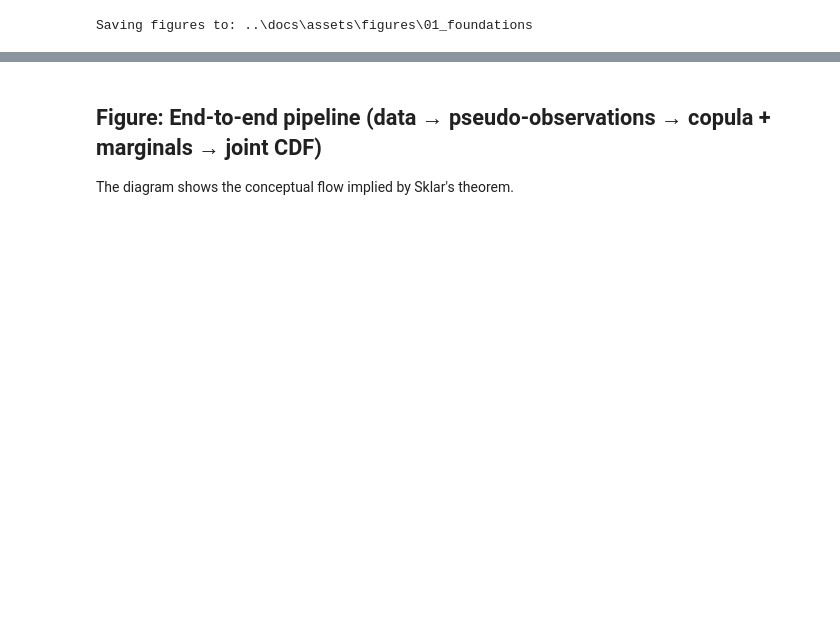
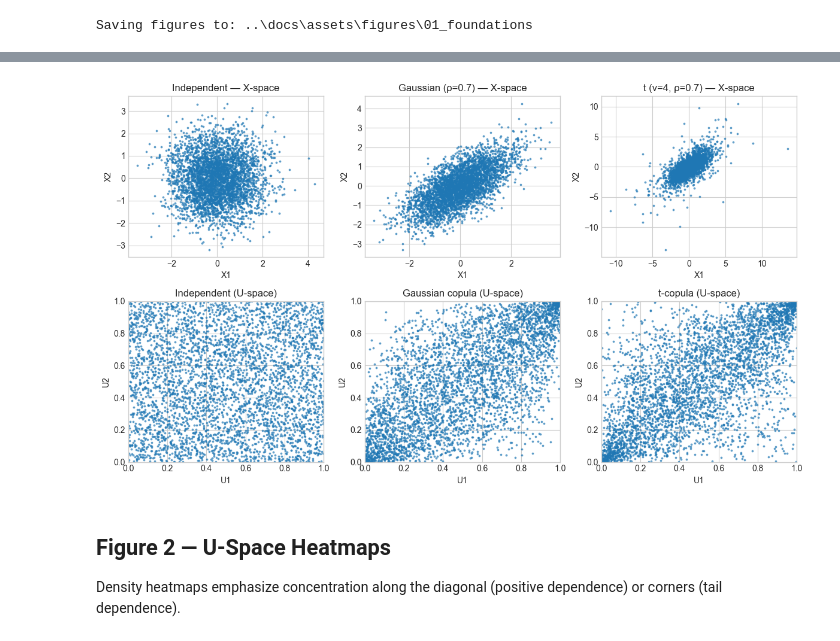
Before and after one commit to Limman-qaidev/copula-lab, a Jupyter notebook: notebooks/01_foundations_figures.ipynb, the cells around one changed output, grey strips where cells are left out. Cells and saved outputs as stored; diff of their text form; code cells hidden in the pictures; blank space fills up the shorter version.

```diff
--- a/notebooks/01_foundations_figures.ipynb
+++ b/notebooks/01_foundations_figures.ipynb
@@ -13,3 +19,22 @@ OUTPUT_DIR.mkdir(parents=True, exist_ok=True)
 print('Saving figures to:', OUTPUT_DIR)
 # %% [output]
 Saving figures to: ..\docs\assets\figures\01_foundations
+# %%
+def to_uniform_by_ranks(x: np.ndarray) -> np.ndarray:
+    """Convert each column of x into empirical U(0,1) pseudo-observations via average ranks."""
+    u = np.empty_like(x)
+    for j in range(x.shape[1]):
+        ranks = rankdata(x[:, j], method="average")
+        u[:, j] = ranks / (len(x) + 1.0)
+    return u
+
+def sample_t_copula(n: int = 4000, rho: float = 0.7, nu: int = 4) -> np.ndarray:
+    """Generate pseudo-observations from a t-copula with correlation rho and df nu."""
+    cov = np.array([[1.0, rho], [rho, 1.0]])
+    z = multivariate_normal(mean=[0, 0], cov=cov).rvs(size=n)
+    S = chi2.rvs(df=nu, size=n)
+    t_vec = z / np.sqrt(S / nu)[:, None]
+    return np.column_stack([
+        tdist.cdf(t_vec[:, 0], df=nu),
+        tdist.cdf(t_vec[:, 1], df=nu)
+    ])
@@ -16,3 +47,47 @@ Saving figures to: ..\docs\assets\figures\01_foundations
+# %%
+# Generate samples
+n = 4000
+rho = 0.7
+cov = np.array([[1.0, rho], [rho, 1.0]])
+
+x_ind = np.column_stack([np.random.normal(size=n), np.random.normal(size=n)])
+x_gauss = multivariate_normal(mean=[0, 0], cov=cov).rvs(size=n)
+
+u_ind = to_uniform_by_ranks(x_ind)
+u_gauss = to_uniform_by_ranks(x_gauss)
+u_t = sample_t_copula(n=n, rho=rho, nu=4)
+
+# Back-transform t copula U to X-space using t PPF for visualization
+x_t_from_u = np.column_stack([tdist.ppf(u_t[:,0], df=4), tdist.ppf(u_t[:,1], df=4)])
+
+# Plot
+fig, axes = plt.subplots(2, 3, figsize=(12, 7))
+axes[0, 0].scatter(x_ind[:, 0], x_ind[:, 1], s=3, alpha=0.6); axes[0, 0].set_title("Independent — X-space")
+axes[0, 1].scatter(x_gauss[:, 0], x_gauss[:, 1], s=3, alpha=0.6); axes[0, 1].set_title("Gaussian (ρ=0.7) — X-space")
+axes[0, 2].scatter(x_t_from_u[:, 0], x_t_from_u[:, 1], s=3, alpha=0.6); axes[0, 2].set_title("t (ν=4, ρ=0.7) — X-space")
+
+for j in range(3):
+    axes[0, j].set_xlabel("X1"); axes[0, j].set_ylabel("X2")
+
+datasets_U = [(u_ind, "Independent (U-space)"),
+              (u_gauss, "Gaussian copula (U-space)"),
+              (u_t, "t-copula (U-space)")]
+
+for j, (udat, title) in enumerate(datasets_U):
+    axes[1, j].scatter(udat[:, 0], udat[:, 1], s=3, alpha=0.6)
+    axes[1, j].set_title(title)
+    axes[1, j].set_xlabel("U1"); axes[1, j].set_ylabel("U2")
+    axes[1, j].set_xlim(0, 1); axes[1, j].set_ylim(0, 1)
+
+out = OUTPUT_DIR
+
+plt.tight_layout()
+plt.savefig(out / "u_space_overview.png", dpi=200)
+plt.savefig(out / "u_space_overview.svg")
+plt.show()
+# %% [output]
+[figure, added]
 # %% [markdown]
-## Figure: End-to-end pipeline (data → pseudo-observations → copula + marginals → joint CDF)
-The diagram shows the conceptual flow implied by Sklar's theorem.
+## Figure 2 — U-Space Heatmaps
+
+Density heatmaps emphasize concentration along the diagonal (positive dependence) or corners (tail dependence).
```
Also changed, not shown: parts of 31 cells of this notebook, 57 other files.
